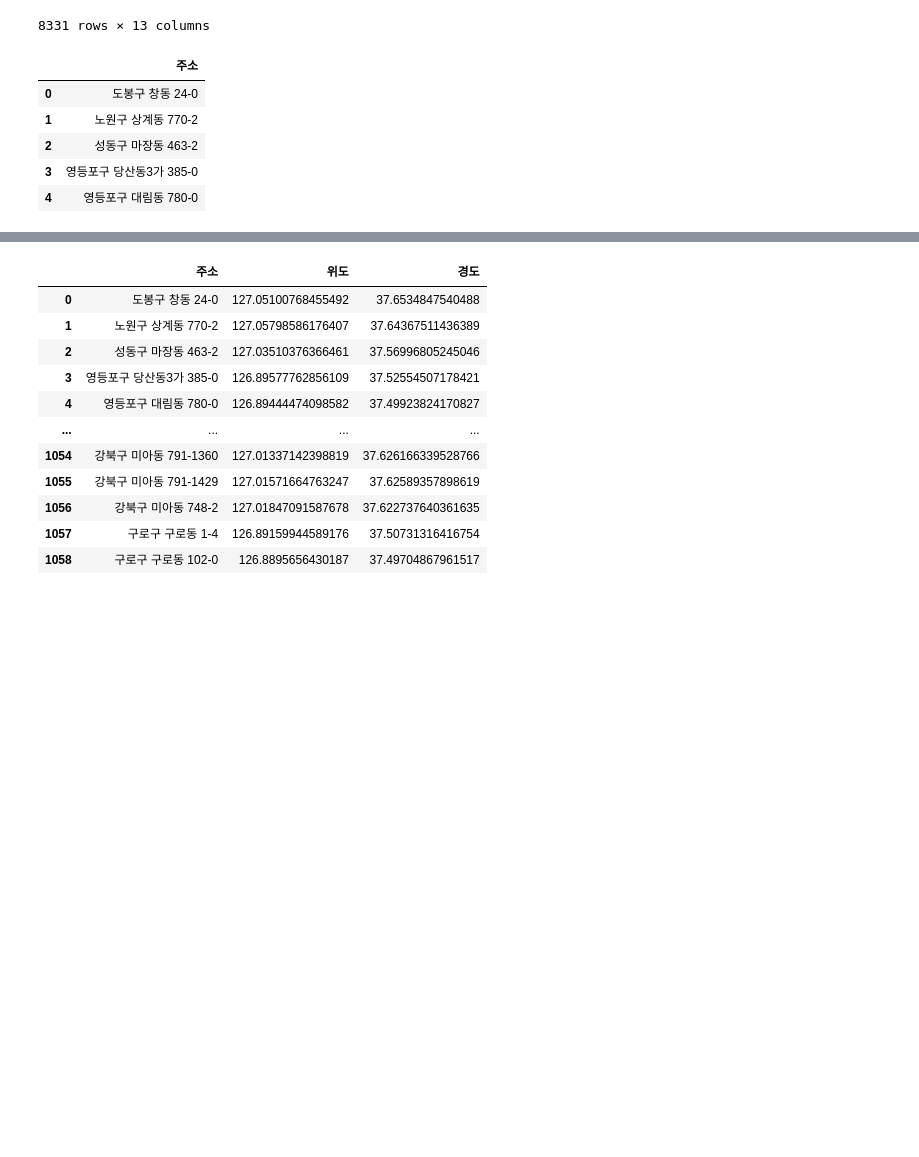
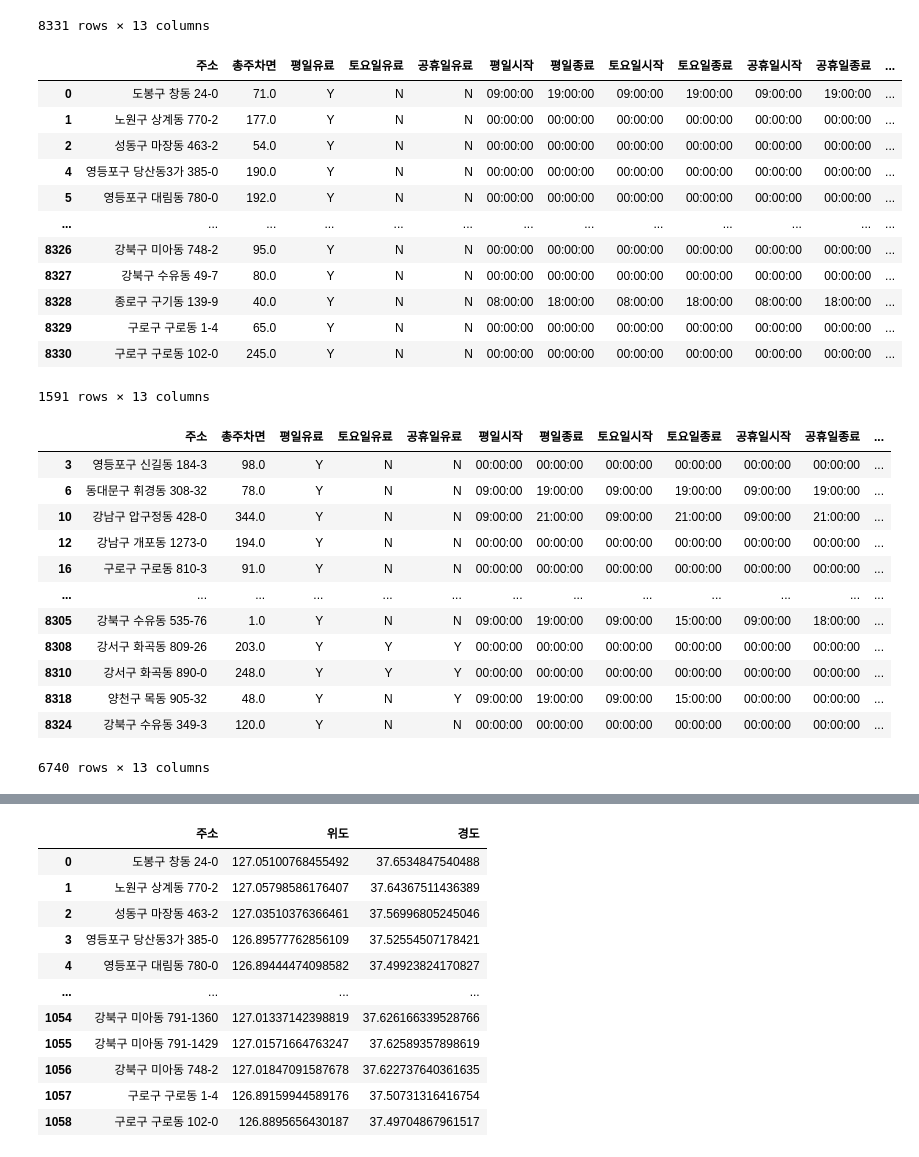
Before and after one commit to vxlmlxv/20251R0136COSE47101, a Jupyter notebook: preprocessing.ipynb, the cells around one changed output, grey strips where cells are left out. Saved outputs shown, nothing was run; the diff lists cells and outputs as text; code cells hidden in the pictures; blank space fills up the shorter version.

```diff
--- a/preprocessing.ipynb
+++ b/preprocessing.ipynb
@@ -168,17 +176,43 @@ display(df_parks_dropped)
 | 8329 | 구로구 구로동 1-4 | 65.0 | Y | N | N | 00:00:00 | 00:00:00 | 00:00:00 | 00:00:00 | 00:00:00 | 00:00:00 | ... |
 | 8330 | 구로구 구로동 102-0 | 245.0 | Y | N | N | 00:00:00 | 00:00:00 | 00:00:00 | 00:00:00 | 00:00:00 | 00:00:00 | ... |
 8331 rows × 13 columns
-# %%
-df_parks_missing = df_parks_dropped[df_parks_dropped.isnull().any(axis=1)][['주소']].copy()
-df_parks_missing = df_parks_missing.drop_duplicates().reset_index(drop=True)
-display(df_parks_missing.head())
-# %% [output]
-|  | 주소 |
-| 0 | 도봉구 창동 24-0 |
-| 1 | 노원구 상계동 770-2 |
-| 2 | 성동구 마장동 463-2 |
-| 3 | 영등포구 당산동3가 385-0 |
-| 4 | 영등포구 대림동 780-0 |
+# %%
+# Find rows in df_parks_dropped with any missing values
+df_parks_missing = df_parks_dropped[df_parks_dropped.isnull().any(axis=1)]
+
+# Drop these rows from df_parks_dropped
+df_parks_dropped = df_parks_dropped.drop(df_parks_missing.index)
+
+# Display the DataFrame with missing rows and the cleaned DataFrame
+display(df_parks_missing)
+display(df_parks_dropped)
+# %% [output]
+|  | 주소 | 총주차면 | 평일유료 | 토요일유료 | 공휴일유료 | 평일시작 | 평일종료 | 토요일시작 | 토요일종료 | 공휴일시작 | 공휴일종료 | ... |
+| 0 | 도봉구 창동 24-0 | 71.0 | Y | N | N | 09:00:00 | 19:00:00 | 09:00:00 | 19:00:00 | 09:00:00 | 19:00:00 | ... |
+| 1 | 노원구 상계동 770-2 | 177.0 | Y | N | N | 00:00:00 | 00:00:00 | 00:00:00 | 00:00:00 | 00:00:00 | 00:00:00 | ... |
+| 2 | 성동구 마장동 463-2 | 54.0 | Y | N | N | 00:00:00 | 00:00:00 | 00:00:00 | 00:00:00 | 00:00:00 | 00:00:00 | ... |
+| 4 | 영등포구 당산동3가 385-0 | 190.0 | Y | N | N | 00:00:00 | 00:00:00 | 00:00:00 | 00:00:00 | 00:00:00 | 00:00:00 | ... |
+| 5 | 영등포구 대림동 780-0 | 192.0 | Y | N | N | 00:00:00 | 00:00:00 | 00:00:00 | 00:00:00 | 00:00:00 | 00:00:00 | ... |
+| ... | ... | ... | ... | ... | ... | ... | ... | ... | ... | ... | ... | ... |
+| 8326 | 강북구 미아동 748-2 | 95.0 | Y | N | N | 00:00:00 | 00:00:00 | 00:00:00 | 00:00:00 | 00:00:00 | 00:00:00 | ... |
+| 8327 | 강북구 수유동 49-7 | 80.0 | Y | N | N | 00:00:00 | 00:00:00 | 00:00:00 | 00:00:00 | 00:00:00 | 00:00:00 | ... |
+| 8328 | 종로구 구기동 139-9 | 40.0 | Y | N | N | 08:00:00 | 18:00:00 | 08:00:00 | 18:00:00 | 08:00:00 | 18:00:00 | ... |
+| 8329 | 구로구 구로동 1-4 | 65.0 | Y | N | N | 00:00:00 | 00:00:00 | 00:00:00 | 00:00:00 | 00:00:00 | 00:00:00 | ... |
+| 8330 | 구로구 구로동 102-0 | 245.0 | Y | N | N | 00:00:00 | 00:00:00 | 00:00:00 | 00:00:00 | 00:00:00 | 00:00:00 | ... |
+1591 rows × 13 columns
+|  | 주소 | 총주차면 | 평일유료 | 토요일유료 | 공휴일유료 | 평일시작 | 평일종료 | 토요일시작 | 토요일종료 | 공휴일시작 | 공휴일종료 | ... |
+| 3 | 영등포구 신길동 184-3 | 98.0 | Y | N | N | 00:00:00 | 00:00:00 | 00:00:00 | 00:00:00 | 00:00:00 | 00:00:00 | ... |
+| 6 | 동대문구 휘경동 308-32 | 78.0 | Y | N | N | 09:00:00 | 19:00:00 | 09:00:00 | 19:00:00 | 09:00:00 | 19:00:00 | ... |
+| 10 | 강남구 압구정동 428-0 | 344.0 | Y | N | N | 09:00:00 | 21:00:00 | 09:00:00 | 21:00:00 | 09:00:00 | 21:00:00 | ... |
+| 12 | 강남구 개포동 1273-0 | 194.0 | Y | N | N | 00:00:00 | 00:00:00 | 00:00:00 | 00:00:00 | 00:00:00 | 00:00:00 | ... |
+| 16 | 구로구 구로동 810-3 | 91.0 | Y | N | N | 00:00:00 | 00:00:00 | 00:00:00 | 00:00:00 | 00:00:00 | 00:00:00 | ... |
+| ... | ... | ... | ... | ... | ... | ... | ... | ... | ... | ... | ... | ... |
+| 8305 | 강북구 수유동 535-76 | 1.0 | Y | N | N | 09:00:00 | 19:00:00 | 09:00:00 | 15:00:00 | 09:00:00 | 18:00:00 | ... |
+| 8308 | 강서구 화곡동 809-26 | 203.0 | Y | Y | Y | 00:00:00 | 00:00:00 | 00:00:00 | 00:00:00 | 00:00:00 | 00:00:00 | ... |
+| 8310 | 강서구 화곡동 890-0 | 248.0 | Y | Y | Y | 00:00:00 | 00:00:00 | 00:00:00 | 00:00:00 | 00:00:00 | 00:00:00 | ... |
+| 8318 | 양천구 목동 905-32 | 48.0 | Y | N | Y | 09:00:00 | 19:00:00 | 09:00:00 | 15:00:00 | 00:00:00 | 00:00:00 | ... |
+| 8324 | 강북구 수유동 349-3 | 120.0 | Y | N | N | 00:00:00 | 00:00:00 | 00:00:00 | 00:00:00 | 00:00:00 | 00:00:00 | ... |
+6740 rows × 13 columns
 # %%
 # Function to get coordinates for a given address
 def get_coordinates(address):
```
Also changed, not shown: parts of 16 cells of this notebook, 4 other files.
